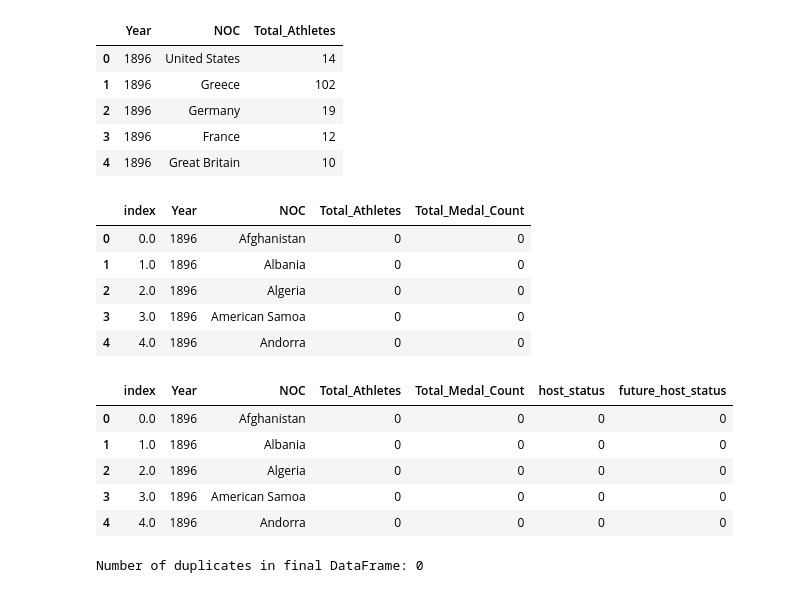
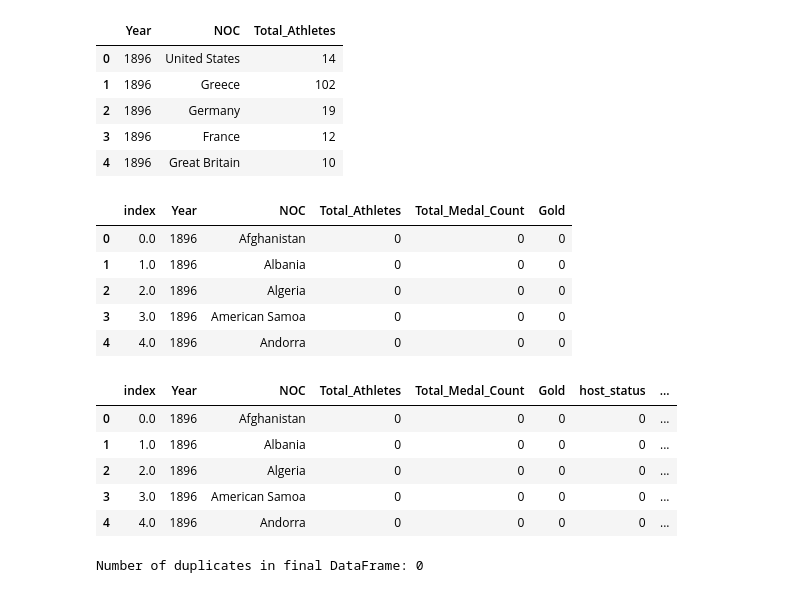
Before and after one commit to SuramyaAngdembay/mcm25, a Jupyter notebook: Data_preprocessing_LR.ipynb, the cells around one changed output. Drawn from its saved outputs; the diff is of its cells as text; code cells hidden in the pictures.

```diff
--- a/Data_preprocessing_LR.ipynb
+++ b/Data_preprocessing_LR.ipynb
@@ -191,15 +191,15 @@ complete_total_athletes_df.head()
 import pandas as pd
 
 # Load the complete total unique athletes dataset
-athletes_path = 'cleaned_complete_total_unique_athletes_by_noc.csv'
+athletes_path = './model_testing/cleaned_complete_total_unique_athletes_by_noc.csv'
 total_athletes_df = pd.read_csv(athletes_path)
 
 # Load the complete total medals dataset
-medals_path = 'cleaned_complete_medal_counts.csv'
+medals_path = './model_testing/cleaned_complete_medal_counts.csv'
 total_medals_df = pd.read_csv(medals_path)
 
 # Keep only necessary columns from the medals dataset and rename 'Total' to 'Total_Medal_Count'
-total_medals_df = total_medals_df[['Year', 'NOC', 'Total']].rename(columns={'Total': 'Total_Medal_Count'})
+total_medals_df = total_medals_df[['Year', 'NOC', 'Total','Gold',]].rename(columns={'Total': 'Total_Medal_Count'})
 
 # Merge the two datasets on Year and NOC
 merged_df = pd.merge(
@@ -210,7 +210,7 @@ merged_df = pd.merge(
 ).fillna(0)
 
 # Ensure numeric columns are of integer type after filling NaNs
-numeric_columns = ['Total_Athletes', 'Total_Medal_Count']
+numeric_columns = ['Total_Athletes', 'Total_Medal_Count','Gold']
 merged_df[numeric_columns] = merged_df[numeric_columns].astype(int)
 
 # Save the resulting concatenated DataFrame to a CSV file
@@ -220,17 +220,17 @@ merged_df.to_csv(output_path, index=False)
 # Display the first few rows for verification
 merged_df.head()
 # %% [output]
-|  | index | Year | NOC | Total_Athletes | Total_Medal_Count |
-| 0 | 0.0 | 1896 | Afghanistan | 0 | 0 |
-| 1 | 1.0 | 1896 | Albania | 0 | 0 |
-| 2 | 2.0 | 1896 | Algeria | 0 | 0 |
-| 3 | 3.0 | 1896 | American Samoa | 0 | 0 |
-| 4 | 4.0 | 1896 | Andorra | 0 | 0 |
+|  | index | Year | NOC | Total_Athletes | Total_Medal_Count | Gold |
+| 0 | 0.0 | 1896 | Afghanistan | 0 | 0 | 0 |
+| 1 | 1.0 | 1896 | Albania | 0 | 0 | 0 |
+| 2 | 2.0 | 1896 | Algeria | 0 | 0 | 0 |
+| 3 | 3.0 | 1896 | American Samoa | 0 | 0 | 0 |
+| 4 | 4.0 | 1896 | Andorra | 0 | 0 | 0 |
 # %%
 import pandas as pd
 
 # Load the concatenated athletes and medals dataset
-athletes_medals_path = './model_testing/cleaned_concatenated_athletes_medals.csv'
+athletes_medals_path = './cleaned_concatenated_athletes_medals.csv'
 merged_df = pd.read_csv(athletes_medals_path)
 
 # Load the cleaned hosts dataset
@@ -239,40 +239,41 @@ hosts_df = pd.read_csv(hosts_path)
 
 # Merge the hosts dataset to include host_NOC and Future Host
 merged_with_hosts = pd.merge(
     merged_df,
     hosts_df[['Year', 'Host_NOC', 'Future_Host']],
     on='Year',
     how='left'
 )
 
 # Create the host_status feature
 merged_with_hosts['host_status'] = (merged_with_hosts['Host_NOC'] == merged_with_hosts['NOC']).astype(int)
 
 # Create the future_host_status feature
 merged_with_hosts['future_host_status'] = (merged_with_hosts['Future_Host'] == merged_with_hosts['NOC']).astype(int)
 
 # Handle missing values
 merged_with_hosts['Total_Athletes'] = merged_with_hosts['Total_Athletes'].fillna(0).astype(int)
 merged_with_hosts['Total_Medal_Count'] = merged_with_hosts['Total_Medal_Count'].fillna(0).astype(int)
 merged_with_hosts['host_status'] = merged_with_hosts['host_status'].fillna(0).astype(int)
 merged_with_hosts['future_host_status'] = merged_with_hosts['future_host_status'].fillna(0).astype(int)
+merged_with_hosts['Gold'] = merged_with_hosts['Gold'].fillna(0).astype(int)
 
 # Drop the host_NOC and Future Host columns as they're no longer needed
 merged_with_hosts.drop(columns=['Host_NOC', 'Future_Host'], inplace=True)
 
 # Save the resulting DataFrame to a CSV file
-output_path = 'cleaned_concatenated_with_host_and_future_status.csv'
+output_path = 'cleaned_concatenated_with_gold.csv'
 merged_with_hosts.to_csv(output_path, index=False)
 
 # Display the first few rows for verification
 merged_with_hosts.head()
 # %% [output]
-|  | index | Year | NOC | Total_Athletes | Total_Medal_Count | host_status | future_host_status |
-| 0 | 0.0 | 1896 | Afghanistan | 0 | 0 | 0 | 0 |
-| 1 | 1.0 | 1896 | Albania | 0 | 0 | 0 | 0 |
-| 2 | 2.0 | 1896 | Algeria | 0 | 0 | 0 | 0 |
-| 3 | 3.0 | 1896 | American Samoa | 0 | 0 | 0 | 0 |
-| 4 | 4.0 | 1896 | Andorra | 0 | 0 | 0 | 0 |
+|  | index | Year | NOC | Total_Athletes | Total_Medal_Count | Gold | host_status | ... |
+| 0 | 0.0 | 1896 | Afghanistan | 0 | 0 | 0 | 0 | ... |
+| 1 | 1.0 | 1896 | Albania | 0 | 0 | 0 | 0 | ... |
+| 2 | 2.0 | 1896 | Algeria | 0 | 0 | 0 | 0 | ... |
+| 3 | 3.0 | 1896 | American Samoa | 0 | 0 | 0 | 0 | ... |
+| 4 | 4.0 | 1896 | Andorra | 0 | 0 | 0 | 0 | ... |
 # %%
 import pandas as pd
 
```
Also changed, not shown: parts of 9 cells of this notebook, 18 other files.
